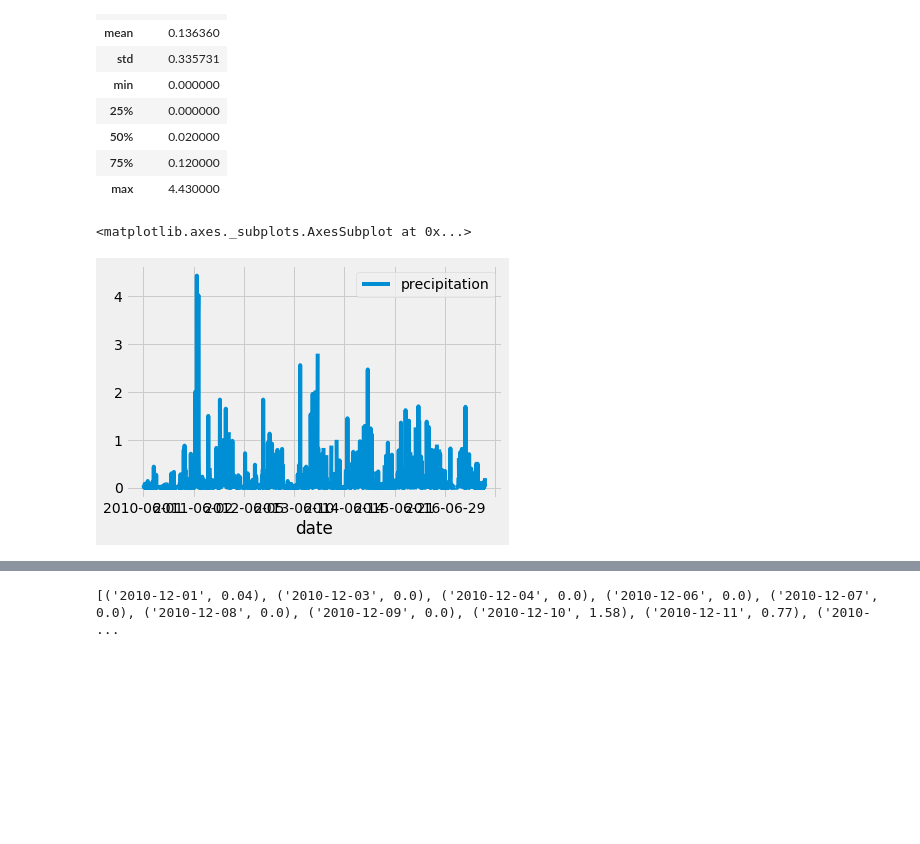
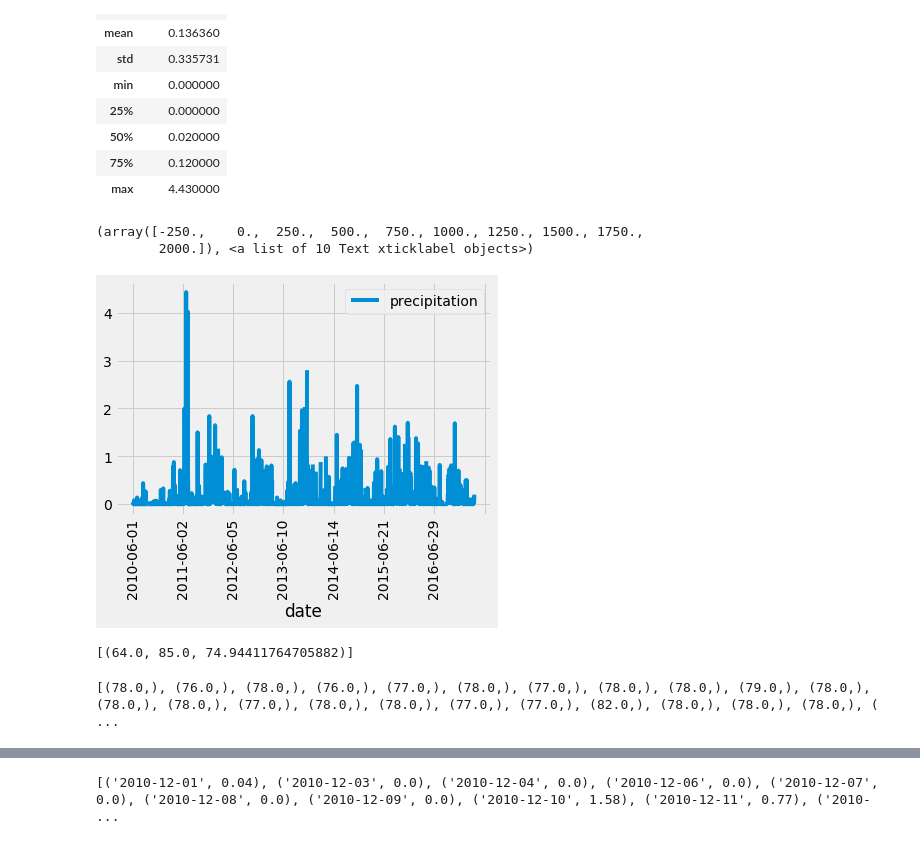
Before and after one commit to 29bharat/Surfs_Up, a Jupyter notebook: challenge.ipynb, the cells around one changed output, grey strips where cells are left out. Drawn from its saved outputs; the diff is of its cells as text; code cells hidden in the pictures; blank space fills up the shorter version.

```diff
--- a/challenge.ipynb
+++ b/challenge.ipynb
@@ -264,6 +260,20 @@ June_df.describe()
 | max | 4.430000 |
 # %%
 June_df.plot()
+plt.xticks(rotation=90)
 # %% [output]
-<matplotlib.axes._subplots.AxesSubplot at 0x...>
+(array([-250.,    0.,  250.,  500.,  750., 1000., 1250., 1500., 1750.,
+        2000.]), <a list of 10 Text xticklabel objects>)
-[figure, old version]
+[figure, new version]
+# %%
+session.query(func.min(Measurement.tobs), func.max(Measurement.tobs), func.avg(Measurement.tobs)).\
+filter(extract('month', Measurement.date)==6).all()
+# %% [output]
+[(64.0, 85.0, 74.94411764705882)]
+# %%
+session.query(Measurement.tobs)
+results_june_tobs = session.query(Measurement.tobs).\
+filter(extract('month', Measurement.date)==6).all()
+print(results_june_tobs)
+# %% [output]
+[(78.0,), (76.0,), (78.0,), (76.0,), (77.0,), (78.0,), (77.0,), (78.0,), (78.0,), (79.0,), (78.0,), (78.0,), (78.0,), (77.0,), (78.0,), (78.0,), (77.0,), (77.0,), (82.0,), (78.0,), (78.0,), (78.0,), ( ...
```
Also changed, not shown: parts of 8 cells of this notebook.
